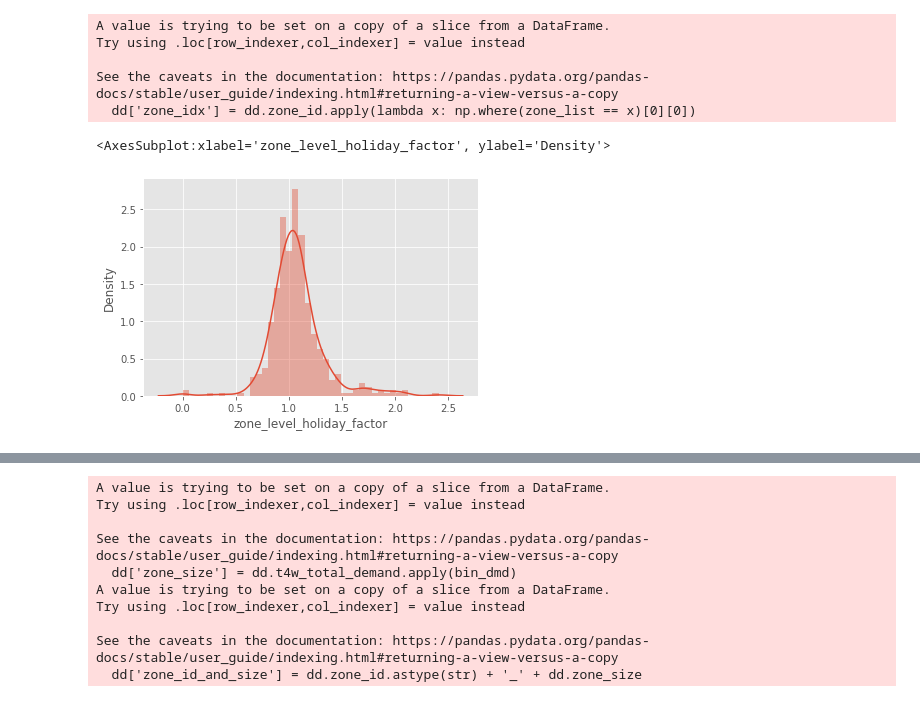
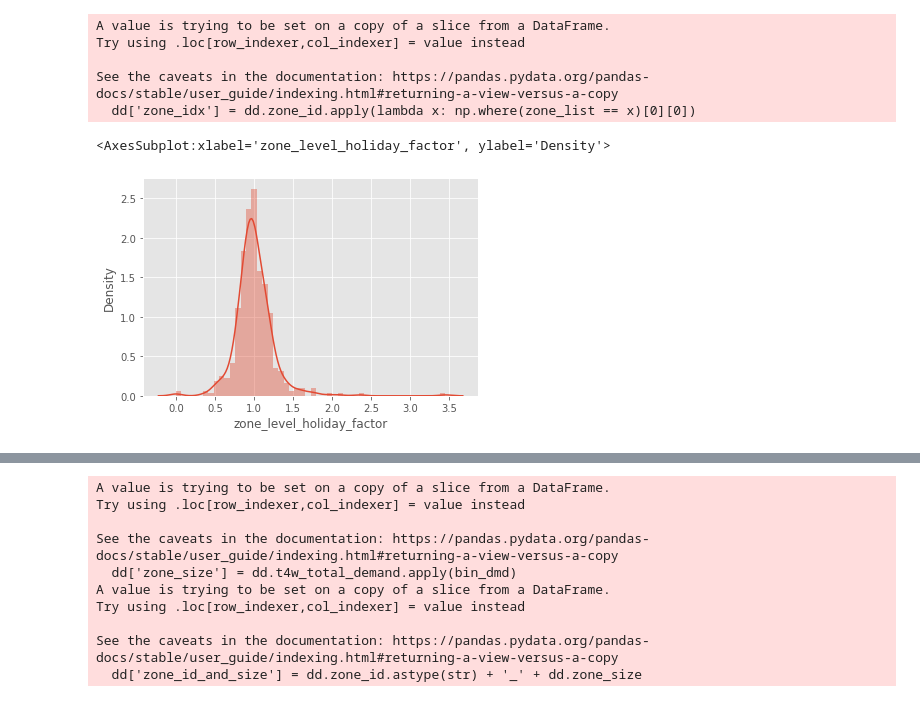
Before and after one commit to soreasy/bayesian_hierarchical_models, a Jupyter notebook: Holiday Effects - Demand Side.ipynb, the cells around one changed output, grey strips where cells are left out. Cells and saved outputs as stored; diff of their text form; code cells hidden in the pictures.

```diff
--- a/Holiday Effects - Demand Side.ipynb
+++ b/Holiday Effects - Demand Side.ipynb
@@ -347,7 +336,7 @@ df.loc[
 array(['2017-07-02', '2018-07-02', '2019-07-02'], dtype=object)
 # %%
 dd = df.loc[
-    (df.holiday_name == 'Independence Day_lag2') #& (df.year != 2020)
+    (df.holiday_name == 'Labor Day_lag2') #& (df.year != 2020)
 #     (df.holiday_name == 'Memorial Day_lag-2') & (df.year != 2020)
 #     (df.holiday_name == 'Memorial Day') # & (df.year < 2020)
 #     (df.holiday_name == 'Easter') & (df.year < 2021)
@@ -375,9 +364,9 @@ See the caveats in the documentation: https://pandas.pydata.org/pandas-docs/stab
   dd['zone_idx'] = dd.zone_id.apply(lambda x: np.where(zone_list == x)[0][0])
 # %%
 sns.distplot(dd.loc[(dd.year == 2018)
-                   & (dd.holiday_name == 'Independence Day_lag-2')].zone_level_holiday_factor)
+                   & (dd.holiday_name == 'Labor Day_lag-2')].zone_level_holiday_factor)
 # %% [output]
 <AxesSubplot:xlabel='zone_level_holiday_factor', ylabel='Density'>
-[figure, old version]
+[figure, new version]
 # %%
 sns.distplot(dd.loc[(dd.year == 2019)
```
Also changed, not shown: parts of 38 cells of this notebook, 3 other files.
